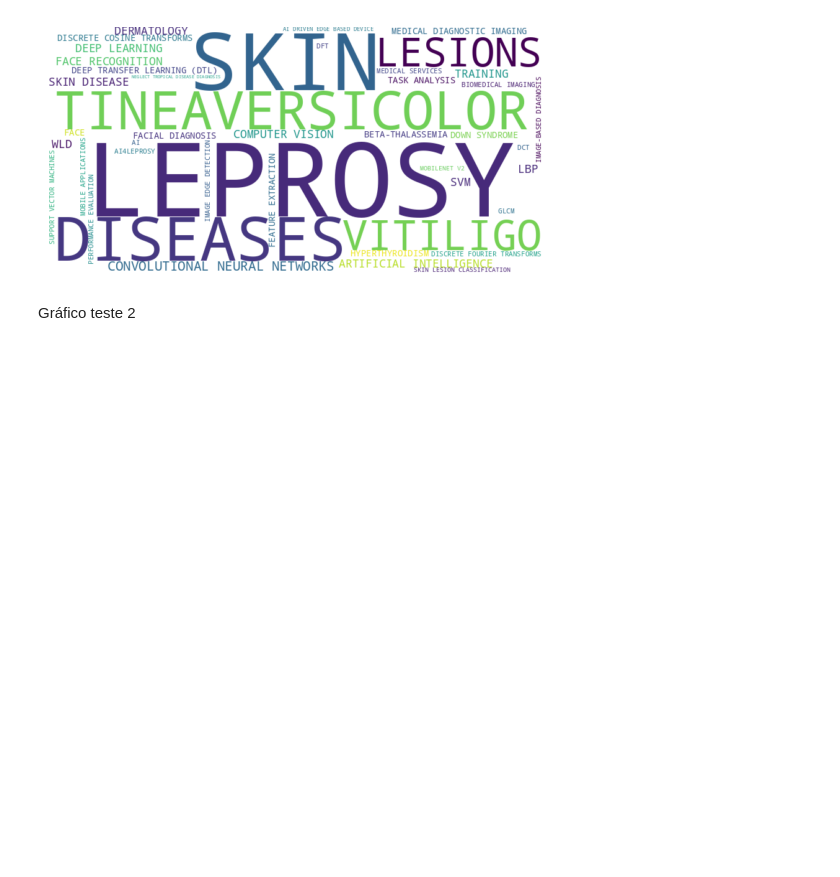
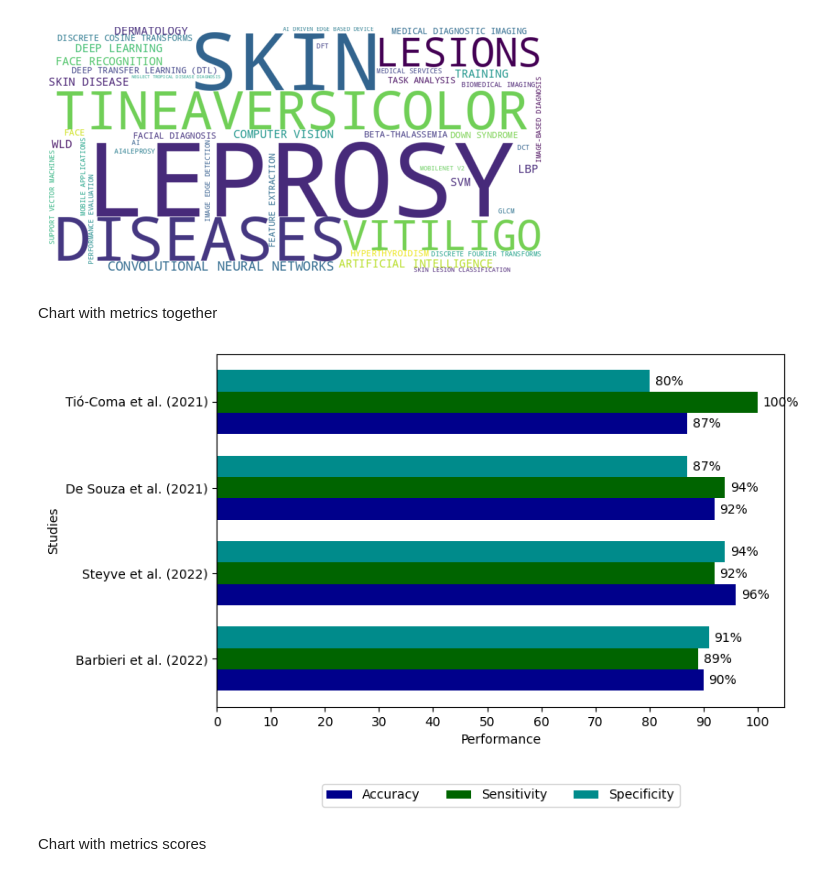
Before and after one commit to jacksrenan/Charts, a Jupyter notebook: Gráficos_douto.ipynb, the cells around one changed output. Drawn from its saved outputs; the diff is of its cells as text; code cells hidden in the pictures; blank space fills up the shorter version.

```diff
--- a/Gráficos_douto.ipynb
+++ b/Gráficos_douto.ipynb
@@ -453,5 +454,54 @@ plt.axis('off')
 plt.show()
 # %% [output]
 [figure]
-# %% [markdown]
-Gráfico teste 2
+# %% [markdown]
+Chart with metrics together
+# %%
+import numpy as np
+import matplotlib.pyplot as plt
+
+# Métricas
+Accuracy = [90, 96, 92, 87]
+Sensitivity = [89, 92, 94, 100]
+Specificity = [91, 94, 87, 80]
+
+# Tamanho
+barHeight = 0.25
+
+# Alimentando o gráfico
+plt.figure(figsize=(8, 5))
+
+# Definindo posição das barras
+r1 = np.arange(len(Accuracy))
+r2 = [y + barHeight for y in r1]
+r3 = [y + barHeight for y in r2]
+
+# Criando as barras horizontais
+plt.barh(r1, Accuracy, color='#00008B', height=barHeight, label='Accuracy')
+plt.barh(r2, Sensitivity, color='#006400', height=barHeight, label='Sensitivity')
+plt.barh(r3, Specificity, color='#008B8B', height=barHeight, label='Specificity')
+
+# Adicionando valores nas barras com sinal de %
+for i in range(len(Accuracy)):
+    plt.text(x=Accuracy[i] + 1, y=r1[i] - 0.05, s=str(Accuracy[i]) + '%')
+    plt.text(x=Sensitivity[i] + 1, y=r2[i] - 0.05, s=str(Sensitivity[i]) + '%')
+    plt.text(x=Specificity[i] + 1, y=r3[i] - 0.05, s=str(Specificity[i]) + '%')
+
+# Adicionando legendas nas barras
+plt.ylabel('Studies')
+plt.yticks([r + barHeight for r in range(len(Accuracy))], ['Barbieri et al. (2022)', 'Steyve et al. (2022)', 'De Souza et al. (2021)', 'Tió-Coma et al. (2021)'])
+plt.xlabel('Performance')
+#plt.title('Frequency of use of the metrics')
+
+# Definindo valores do eixo x
+plt.xticks(range(0, 101, 10))
+
+# Colocando a legenda abaixo do gráfico
+plt.legend(loc='upper center', bbox_to_anchor=(0.5, -0.2), ncol=3)
+
+# Mostrando o gráfico
+plt.show()
+# %% [output]
+[figure, added]
+# %% [markdown]
+Chart with metrics scores
```
Also changed, not shown: parts of 42 cells of this notebook.
